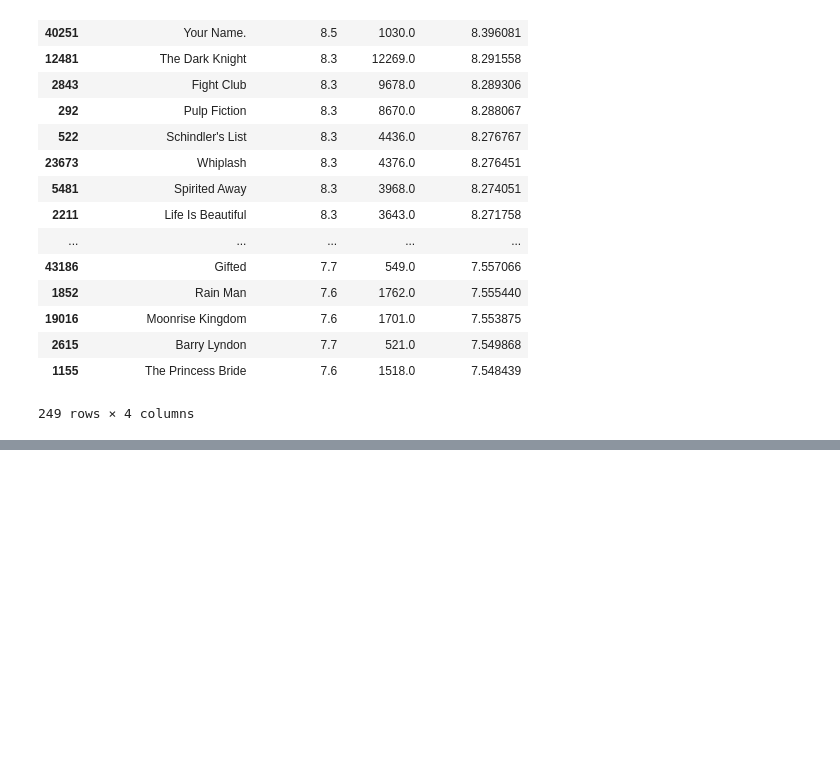
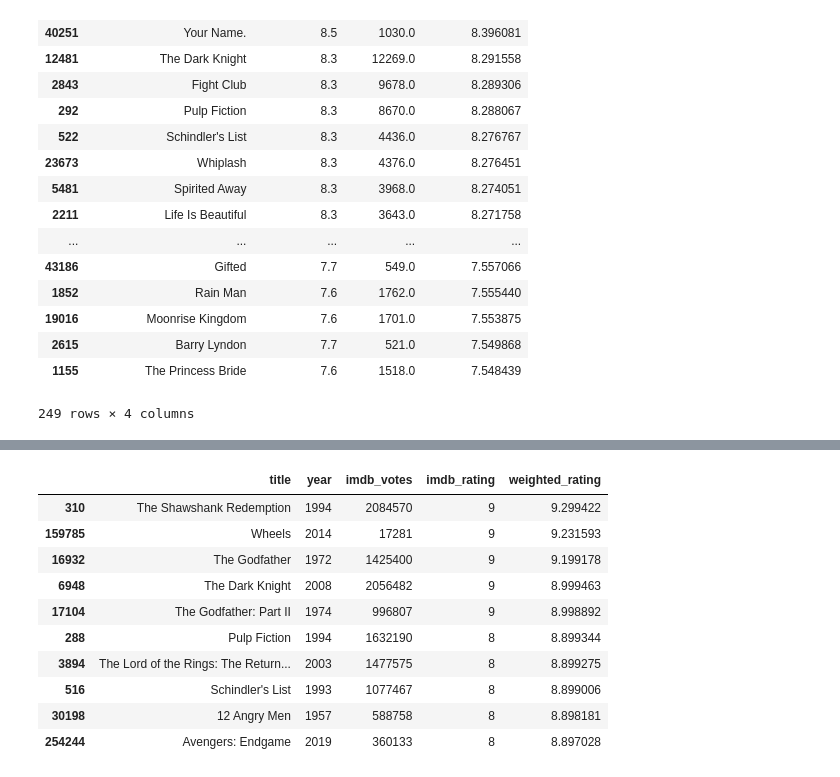
Before and after one commit to ecbenezra/recommender-system, a Jupyter notebook: Popularity-based-recommender.ipynb, the cells around one changed output, grey strips where cells are left out. Saved outputs shown, nothing was run; the diff lists cells and outputs as text; code cells hidden in the pictures; blank space fills up the shorter version.

```diff
--- a/Popularity-based-recommender.ipynb
+++ b/Popularity-based-recommender.ipynb
@@ -334,0 +442,20 @@ md_qualified
+# %%
+movies['language'] = movies['language'].str.split(',')
+
+l = movies.apply(lambda x: pd.Series(x['language']),axis=1).stack().reset_index(level=1, drop=True)
+l.name = 'language'
+lan_movies = movies.drop('language', axis=1).join(l)
+# %%
+top_chart(lan_movies, 'language', 'English').head(10)
+# %% [output]
+|  | title | year | imdb_votes | imdb_rating | weighted_rating |
+| 310 | The Shawshank Redemption | 1994 | 2084570 | 9 | 9.299422 |
+| 159785 | Wheels | 2014 | 17281 | 9 | 9.231593 |
+| 16932 | The Godfather | 1972 | 1425400 | 9 | 9.199178 |
+| 6948 | The Dark Knight | 2008 | 2056482 | 9 | 8.999463 |
+| 17104 | The Godfather: Part II | 1974 | 996807 | 9 | 8.998892 |
+| 288 | Pulp Fiction | 1994 | 1632190 | 8 | 8.899344 |
+| 3894 | The Lord of the Rings: The Return... | 2003 | 1477575 | 8 | 8.899275 |
+| 516 | Schindler's List | 1993 | 1077467 | 8 | 8.899006 |
+| 30198 | 12 Angry Men | 1957 | 588758 | 8 | 8.898181 |
+| 254244 | Avengers: Endgame | 2019 | 360133 | 8 | 8.897028 |
```
Also changed, not shown: parts of 13 cells of this notebook.
